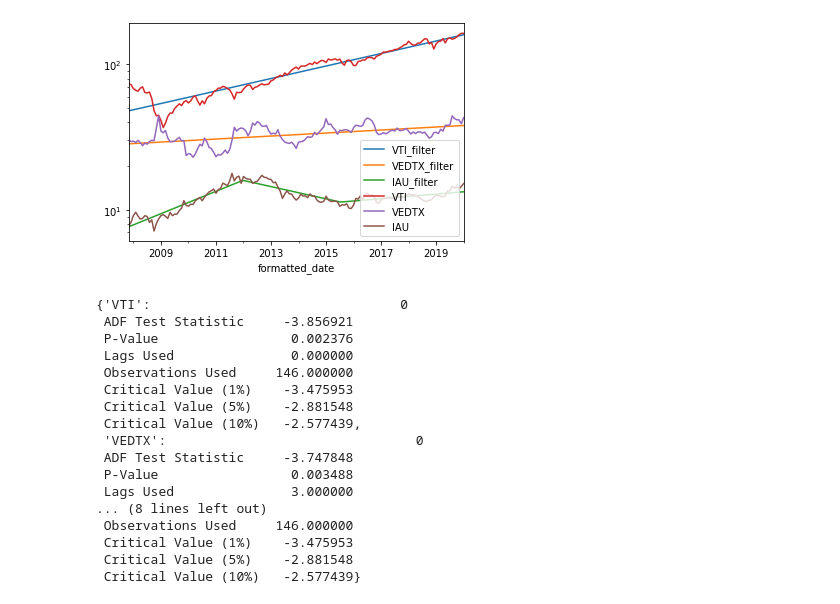
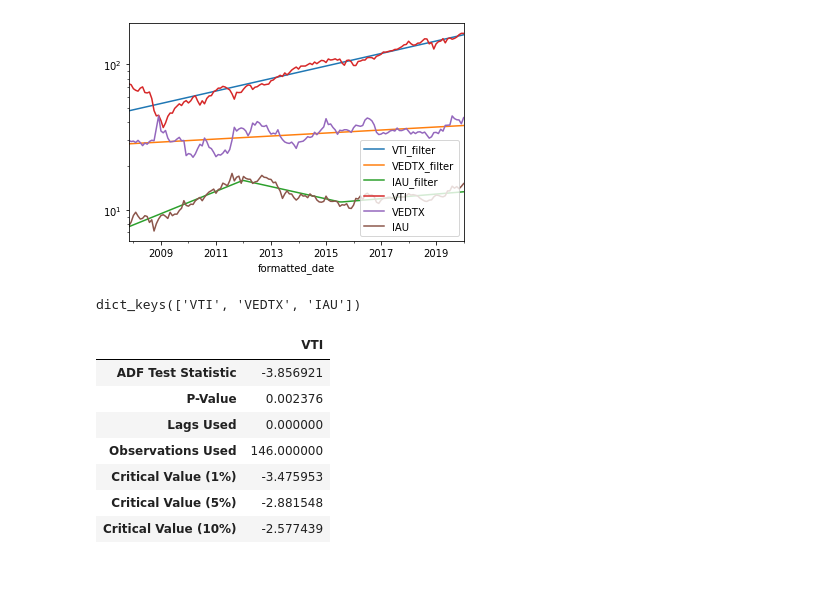
Before and after one commit to DT021/PortfolioAnalyzer, a Jupyter notebook: Examples.ipynb, the cells around one changed output. Saved outputs shown, nothing was run; the diff lists cells and outputs as text; code cells hidden in the pictures; blank space fills up the shorter version.

```diff
--- a/Examples.ipynb
+++ b/Examples.ipynb
@@ -207,22 +193,17 @@ filtered.plot(logy=True)
 <matplotlib.axes._subplots.AxesSubplot at 0x...>
 [figure]
 # %%
-test
+test.keys()
 # %% [output]
-{'VTI':                                0
- ADF Test Statistic     -3.856921
- P-Value                 0.002376
- Lags Used               0.000000
- Observations Used     146.000000
- Critical Value (1%)    -3.475953
- Critical Value (5%)    -2.881548
- Critical Value (10%)   -2.577439,
- 'VEDTX':                                0
- ADF Test Statistic     -3.747848
- P-Value                 0.003488
- Lags Used               3.000000
-... (8 lines left out)
- Observations Used     146.000000
- Critical Value (1%)    -3.475953
- Critical Value (5%)    -2.881548
- Critical Value (10%)   -2.577439}
+dict_keys(['VTI', 'VEDTX', 'IAU'])
+# %%
+test['VTI']
+# %% [output]
+|  | VTI |
+| ADF Test Statistic | -3.856921 |
+| P-Value | 0.002376 |
+| Lags Used | 0.000000 |
+| Observations Used | 146.000000 |
+| Critical Value (1%) | -3.475953 |
+| Critical Value (5%) | -2.881548 |
+| Critical Value (10%) | -2.577439 |
```
Also changed, not shown: parts of 7 cells of this notebook.
